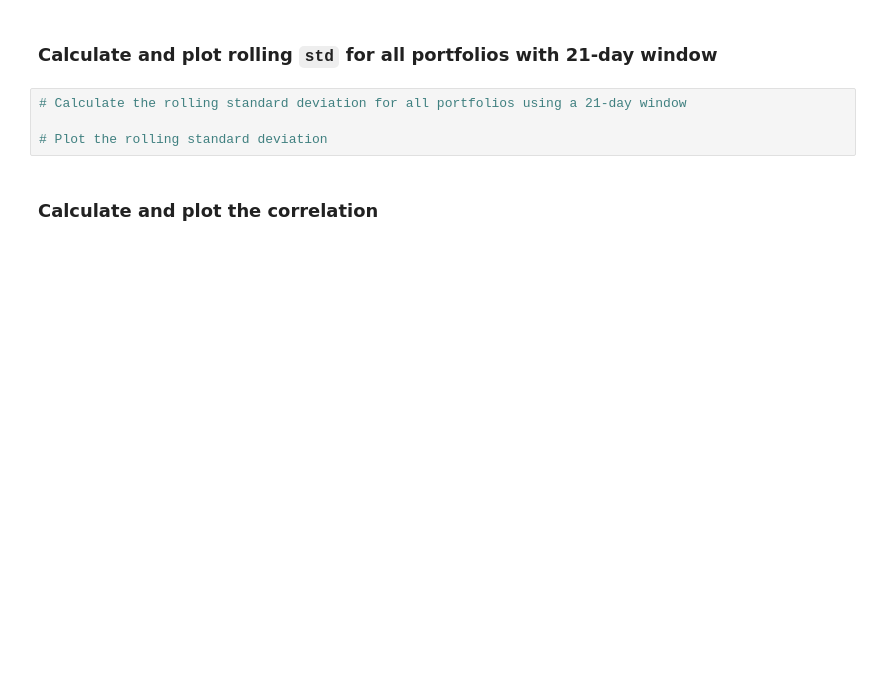
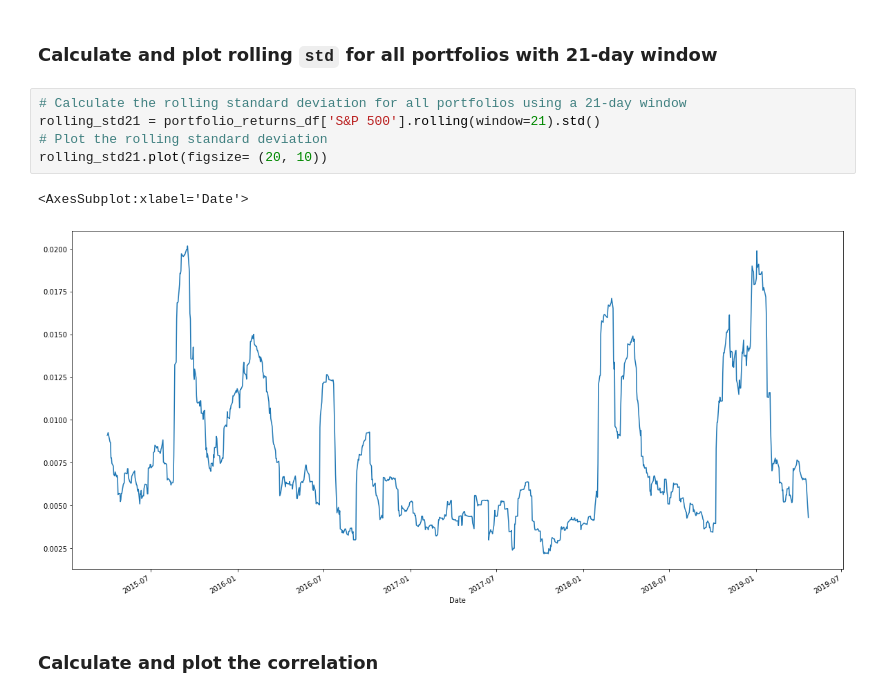
Before and after one commit to Wil-bro0824/A_Whale_Off_PortFolio, a Jupyter notebook: whale_analysis.ipynb, the cells around one changed output. Cells and saved outputs as stored; diff of their text form; blank space fills up the shorter version.

```diff
--- a/whale_analysis.ipynb
+++ b/whale_analysis.ipynb
@@ -260,8 +266,12 @@ Risk changes over time. Analyze the rolling statistics for Risk and Beta.
 ### Calculate and plot rolling `std` for all portfolios with 21-day window
 # %%
 # Calculate the rolling standard deviation for all portfolios using a 21-day window
-
+rolling_std21 = portfolio_returns_df['S&P 500'].rolling(window=21).std()
 # Plot the rolling standard deviation
+rolling_std21.plot(figsize= (20, 10))
+# %% [output]
+<AxesSubplot:xlabel='Date'>
+[figure, added]
 # %% [markdown]
 ### Calculate and plot the correlation
 # %%
```
Also changed, not shown: parts of 17 cells of this notebook.
